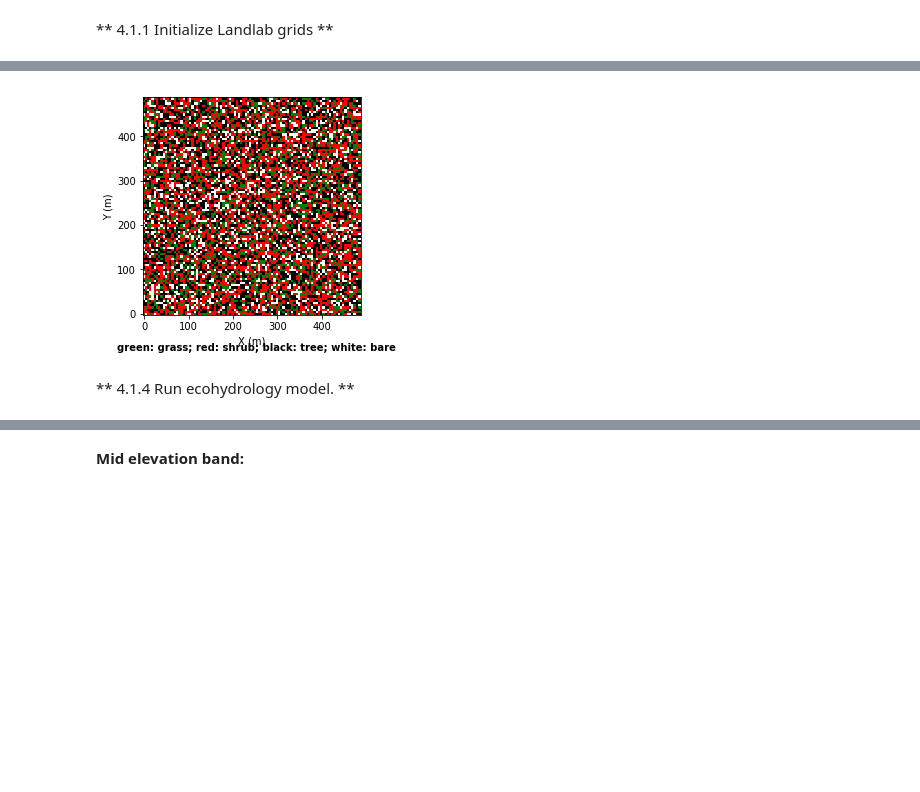
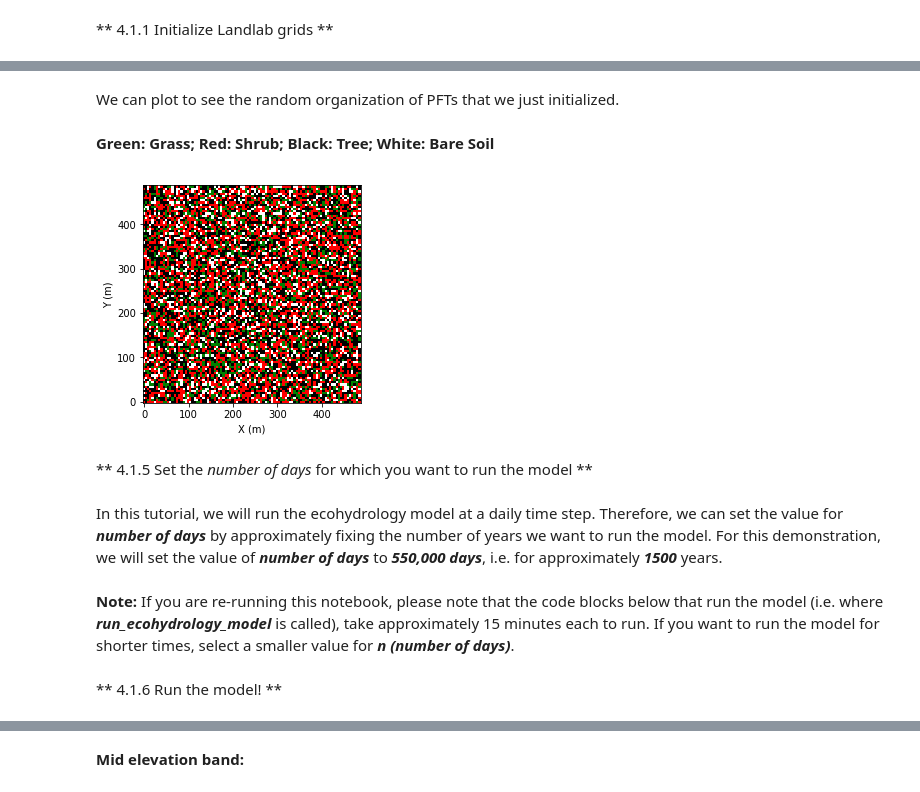
Before and after one commit to saisiddu/tutorials, a Jupyter notebook: ecohydrology_gridhydromet/reuse_ecohydrology_gridhydromet.ipynb, the cells around one changed output, grey strips where cells are left out. Drawn from its saved outputs; the diff is of its cells as text; code cells hidden in the pictures; blank space fills up the shorter version.

Commit message:
Uploaded ecohydrology notebook 29Oct18
- updated the latest `Use case 3` - `Reuse Ecohydrology model` notebook
prepared for `Lowering the barriers` paper.

```diff
--- a/ecohydrology_gridhydromet/reuse_ecohydrology_gridhydromet.ipynb
+++ b/ecohydrology_gridhydromet/reuse_ecohydrology_gridhydromet.ipynb
@@ -370,17 +405,26 @@ grid_mid.at_cell['vegetation__plant_functional_type'] = np.random.randint(0, 6,
 grid_high.at_cell['vegetation__plant_functional_type'] = np.random.randint(0, 6, size=grid_high.number_of_cells)
+# %% [markdown]
+We can plot to see the random organization of PFTs that we just initialized.
 # %%
-# Plot initial vegetation PFT state
+# Plot initial vegetation PFT state for low-elevation band
+from IPython.display import Markdown, display
 from landlab.plot import imshow_grid
 import matplotlib as mpl
+def printmd(string):
+    display(Markdown(string))
 cmap = mpl.colors.ListedColormap(
             ['green', 'red', 'black', 'white', 'red', 'black'])
 bounds = [-0.5, 0.5, 1.5, 2.5, 3.5, 4.5, 5.5]
 norm = mpl.colors.BoundaryNorm(bounds, cmap.N)
-description = 'green: grass; red: shrub; black: tree; white: bare'
+printmd('**Green: Grass; Red: Shrub; Black: Tree; White: Bare Soil**')
 plt.figure(101)
 imshow_grid(grid_low, 'vegetation__plant_functional_type', values_at='cell', cmap=cmap,
             grid_units=('m', 'm'), norm=norm, limits=[0, 5],
             allow_colorbar=False)
-caption = plt.figtext(0.2, 0.0, description, weight='bold', fontsize=10)
 # %% [output]
+**Green: Grass; Red: Shrub; Black: Tree; White: Bare Soil**
-[figure, old version]
+[figure, new version]
+# %% [markdown]
+** 4.1.5  Set the *number of days* for which you want to run the model **
+# %% [markdown]
+In this tutorial, we will run the ecohydrology model at a daily time step. Therefore, we can set the value for ***number of days*** by approximately fixing the number of years we want to run the model. For this demonstration, we will set the value of ***number of days*** to ***550,000 days***, i.e. for approximately ***1500*** years.
@@ -387,2 +434,4 @@ caption = plt.figtext(0.2, 0.0, description, weight='bold', fontsize=10)
+# %% [markdown]
+**Note:** If you are re-running this notebook, please note that the code blocks below that run the model (i.e. where ***run_ecohydrology_model*** is called), take approximately 15 minutes each to run. If you want to run the model for shorter times, select a smaller value for ***n (number of days)***.
 # %% [markdown]
-** 4.1.4  Run ecohydrology model. **
+** 4.1.6 Run the model! **
```
Also changed, not shown: parts of 76 cells of this notebook.
